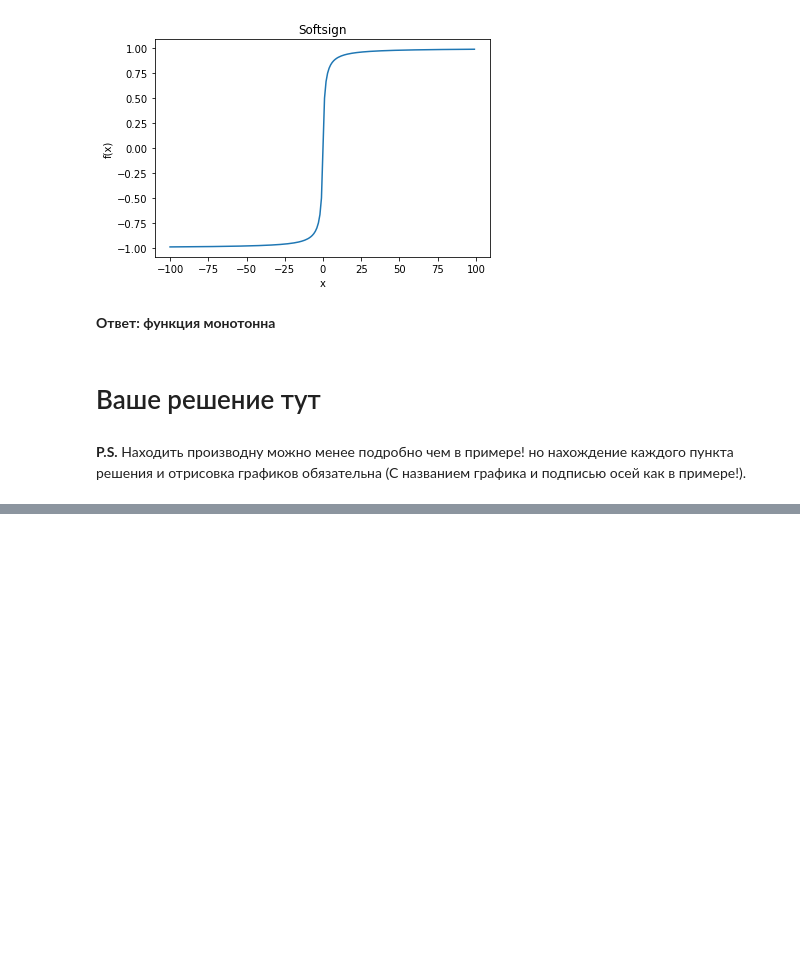
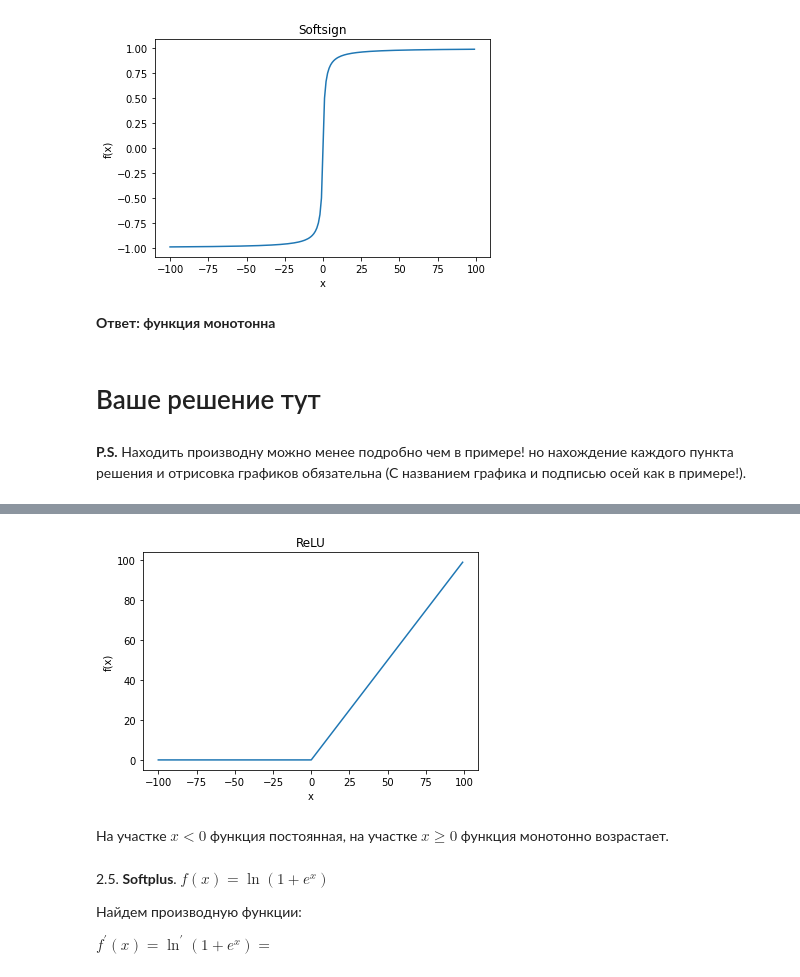
Before and after one commit to alexmal2804/hwds, a Jupyter notebook: Копия_блокнота_"HW_8_lesson_ipynb".ipynb, the cells around one changed output, grey strips where cells are left out. Drawn from its saved outputs; the diff is of its cells as text; code cells hidden in the pictures; blank space fills up the shorter version.

```diff
--- a/Копия_блокнота_"HW_8_lesson_ipynb".ipynb
+++ b/Копия_блокнота_"HW_8_lesson_ipynb".ipynb
@@ -358,0 +501,21 @@ plt.show()
+# %%
+def f(x):
+    a = [i if i>=0 else 0   for i in x]
+    return a
+
+a = np.arange(-100, 100)
+plt.plot(a, f(a))
+plt.title('ReLU')
+plt.xlabel('x')
+plt.ylabel('f(x)')
+plt.show()
+# %% [output]
+[figure, added]
+# %% [markdown]
+На участке $x<0$ функция постоянная, на участке $x \geq 0$ функция монотонно возрастает.
+# %% [markdown]
+2.5. **Softplus**. $f(x)=\ln \left(1+e^{x}\right)$
+
+Найдем производную функции:
+
+$f^{'}(x)=\ln^{'} \left(1+e^{x}\right) = $
```
Also changed, not shown: parts of 18 cells of this notebook.
